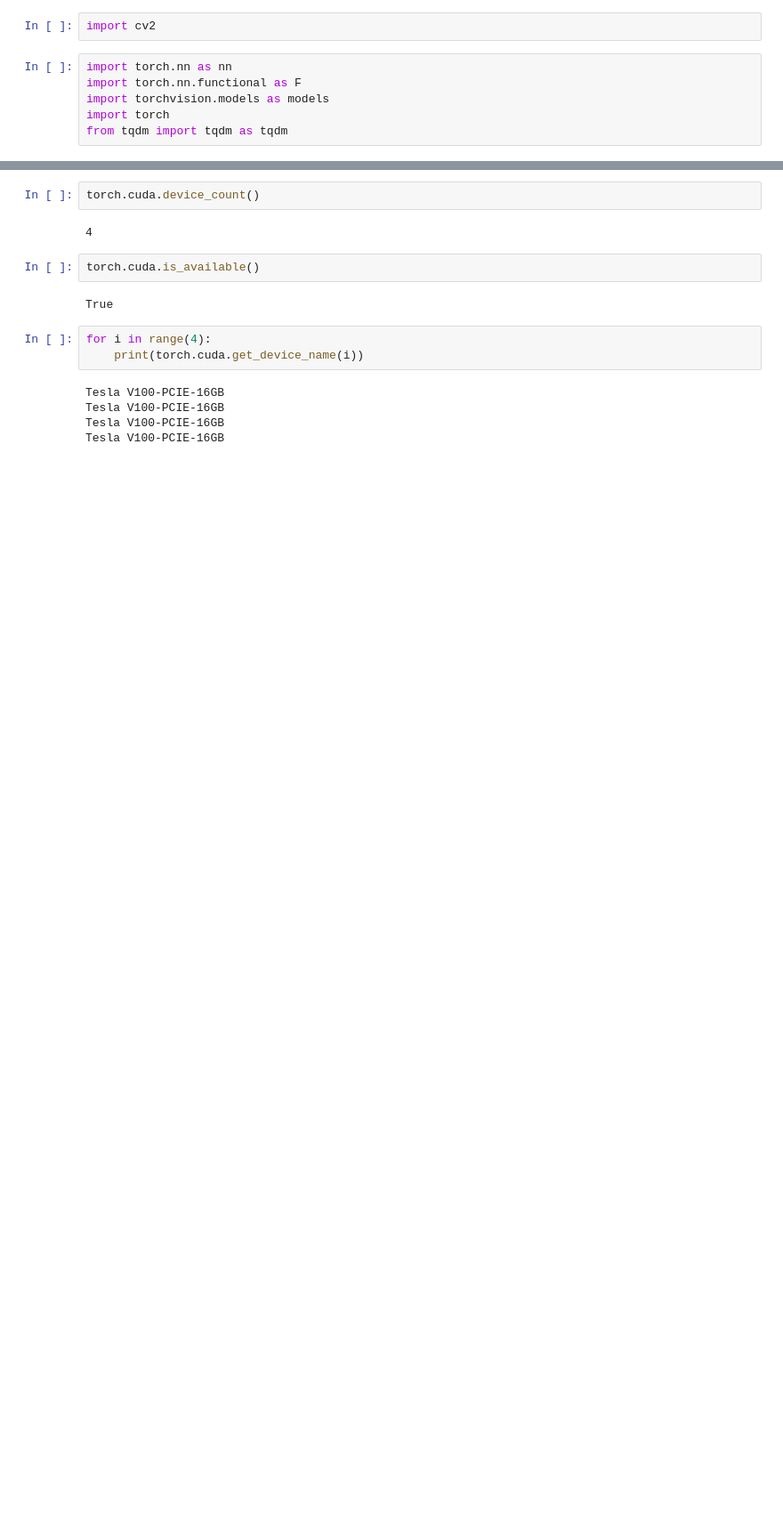
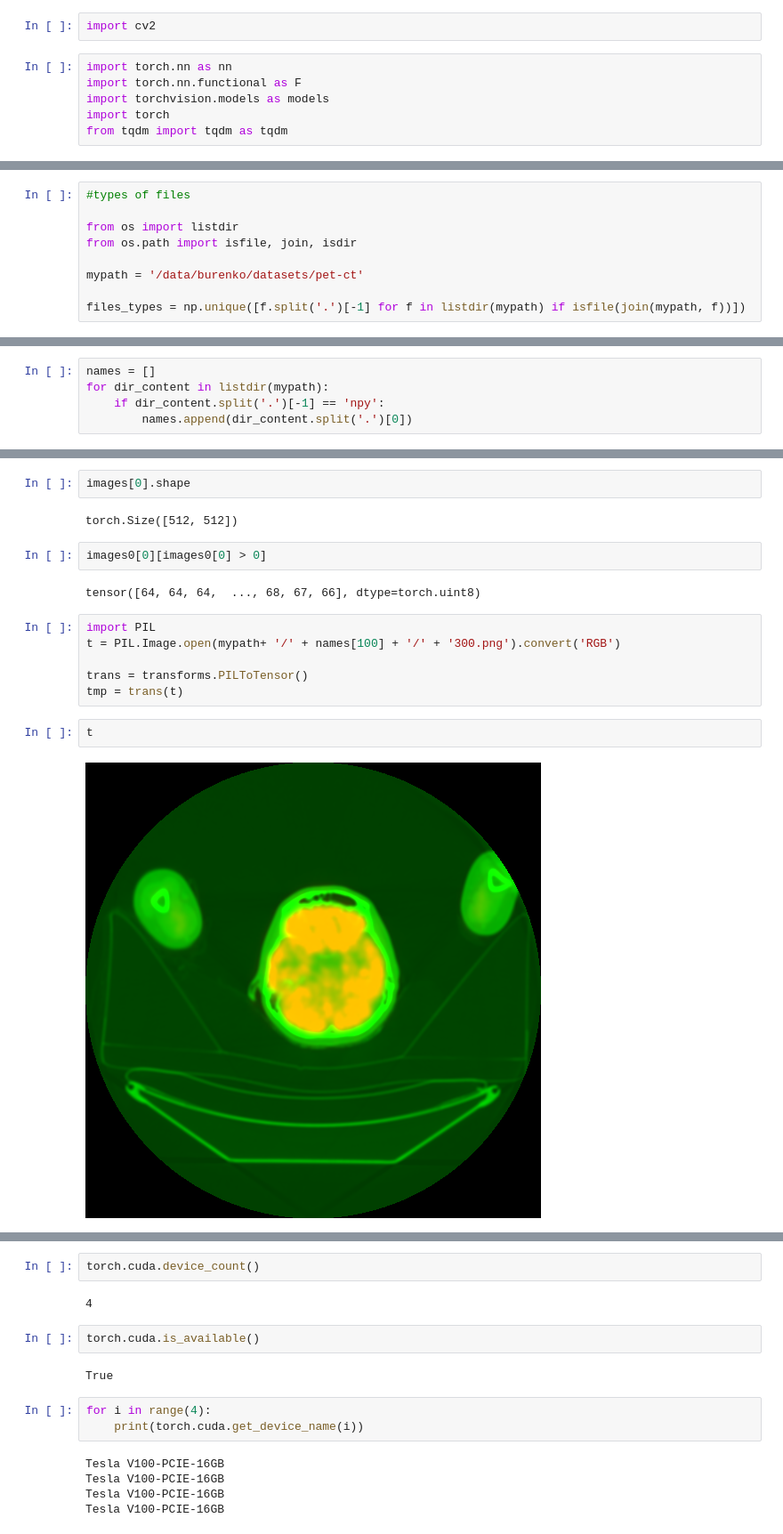
Before and after one commit to Proskuriakova/pet_ct_project, a Jupyter notebook: research_data.ipynb, the cells around one changed output, grey strips where cells are left out. Shown: that part at 89% size. Cells and saved outputs as stored; diff of their text form; blank space fills up the shorter version.

```diff
--- a/research_data.ipynb
+++ b/research_data.ipynb
@@ -11,0 +50,9 @@ from tqdm import tqdm as tqdm
+# %%
+#types of files
+
+from os import listdir
+from os.path import isfile, join, isdir
+
+mypath = '/data/burenko/datasets/pet-ct'
+
+files_types = np.unique([f.split('.')[-1] for f in listdir(mypath) if isfile(join(mypath, f))])
@@ -11,0 +65,5 @@ from tqdm import tqdm as tqdm
+# %%
+names = []
+for dir_content in listdir(mypath):
+    if dir_content.split('.')[-1] == 'npy':
+        names.append(dir_content.split('.')[0])
@@ -11,0 +84,18 @@ from tqdm import tqdm as tqdm
+# %%
+images[0].shape
+# %% [output]
+torch.Size([512, 512])
+# %%
+images0[0][images0[0] > 0]
+# %% [output]
+tensor([64, 64, 64,  ..., 68, 67, 66], dtype=torch.uint8)
+# %%
+import PIL
+t = PIL.Image.open(mypath+ '/' + names[100] + '/' + '300.png').convert('RGB')
+
+trans = transforms.PILToTensor()
+tmp = trans(t)
+# %%
+t
+# %% [output]
+[figure, added]
```
Also changed, not shown: parts of 49 cells of this notebook, 10 other files.
